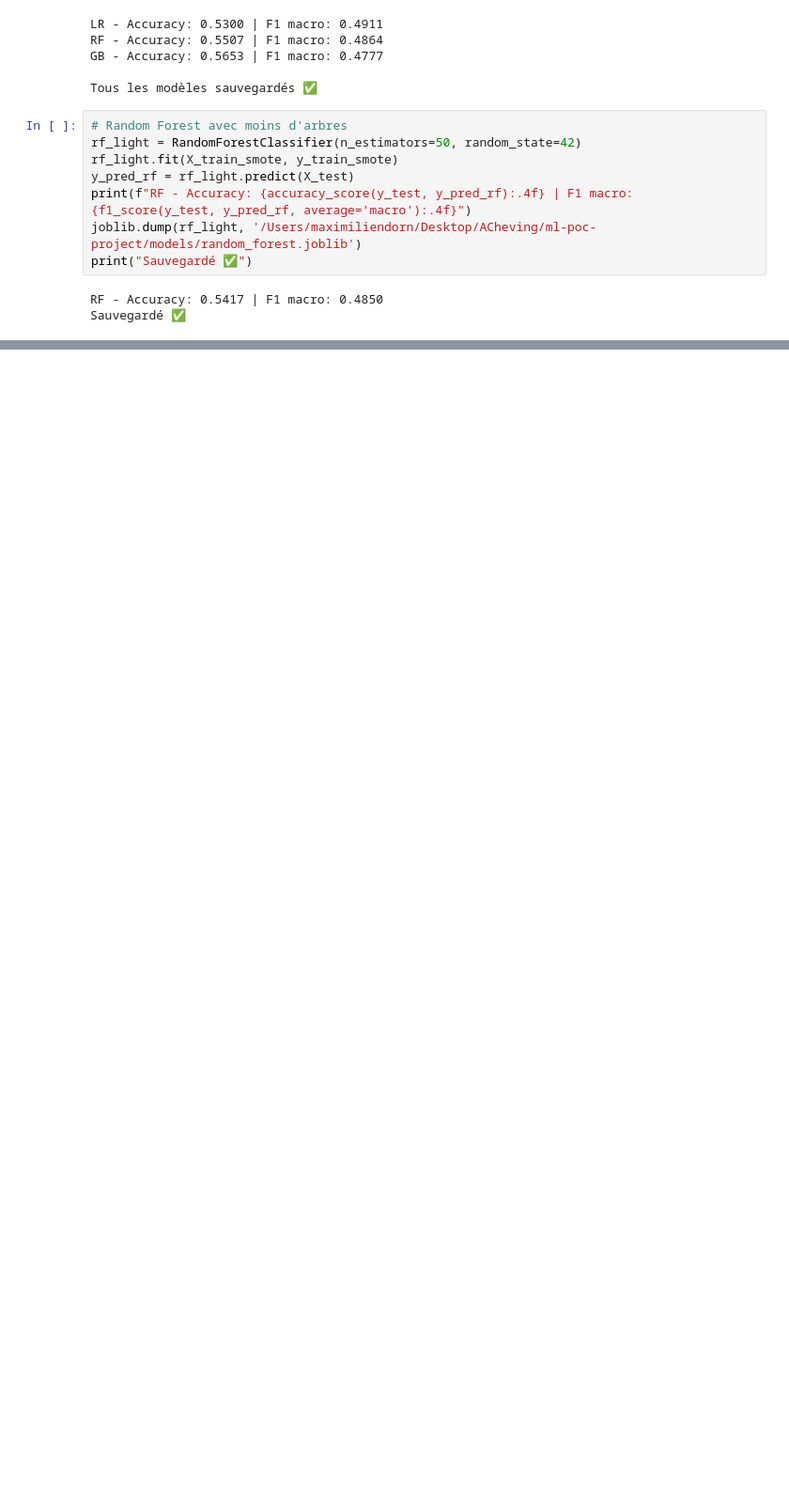
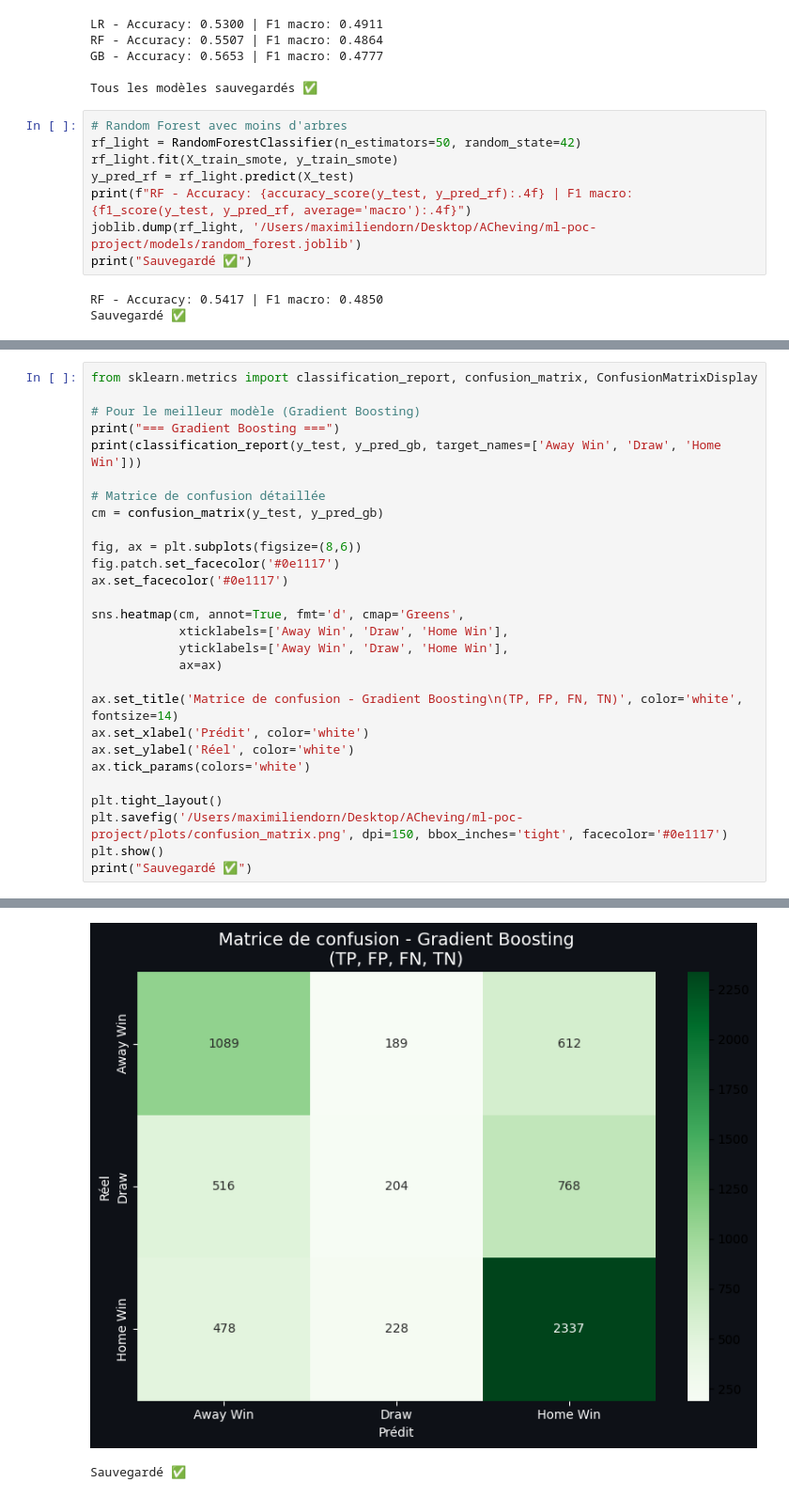
Before and after one commit to Maxoudr/ml-poc-project, a Jupyter notebook: notebooks/first_model.ipynb, the cells around one changed output, grey strips where cells are left out. Shown at 94% size. Saved outputs shown, nothing was run; the diff lists cells and outputs as text; blank space fills up the shorter version.

```diff
--- a/notebooks/first_model.ipynb
+++ b/notebooks/first_model.ipynb
@@ -326,0 +438,29 @@ Sauvegardé ✅
+# %%
+from sklearn.metrics import classification_report, confusion_matrix, ConfusionMatrixDisplay
+
+# Pour le meilleur modèle (Gradient Boosting)
+print("=== Gradient Boosting ===")
+print(classification_report(y_test, y_pred_gb, target_names=['Away Win', 'Draw', 'Home Win']))
+
+# Matrice de confusion détaillée
+cm = confusion_matrix(y_test, y_pred_gb)
+
+fig, ax = plt.subplots(figsize=(8,6))
+fig.patch.set_facecolor('#0e1117')
+ax.set_facecolor('#0e1117')
+
+sns.heatmap(cm, annot=True, fmt='d', cmap='Greens',
+            xticklabels=['Away Win', 'Draw', 'Home Win'],
+            yticklabels=['Away Win', 'Draw', 'Home Win'],
+            ax=ax)
+
+ax.set_title('Matrice de confusion - Gradient Boosting\n(TP, FP, FN, TN)', color='white', fontsize=14)
+ax.set_xlabel('Prédit', color='white')
+ax.set_ylabel('Réel', color='white')
+ax.tick_params(colors='white')
+
+plt.tight_layout()
+plt.savefig('/Users/maximiliendorn/Desktop/ACheving/ml-poc-project/plots/confusion_matrix.png', dpi=150, bbox_inches='tight', facecolor='#0e1117')
+plt.show()
+print("Sauvegardé ✅")
+# %% [output]
@@ -326,0 +477,2 @@ Sauvegardé ✅
+[figure, added]
+Sauvegardé ✅
```
Also changed, not shown: parts of 4 cells of this notebook, 1 other file.
